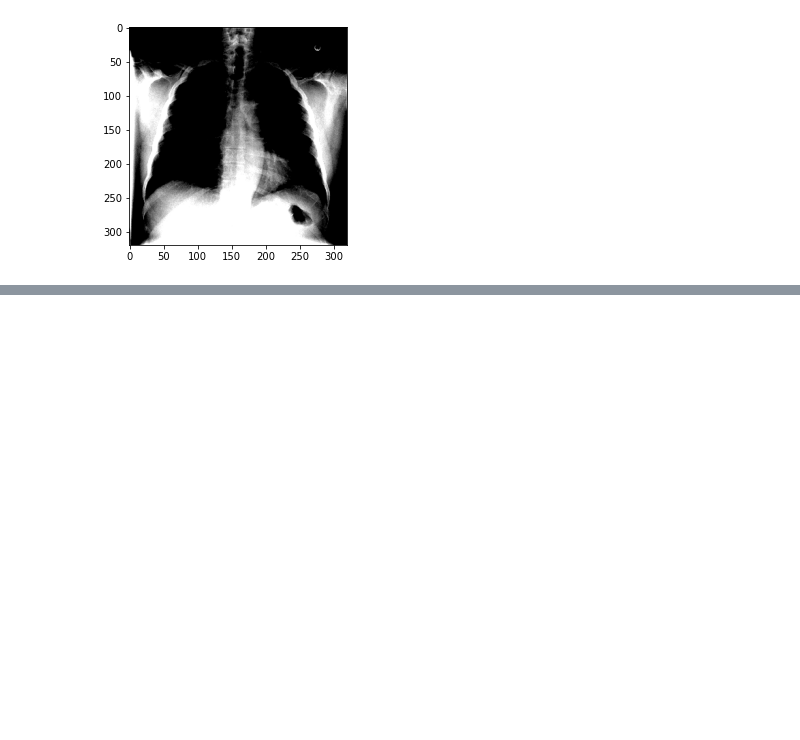
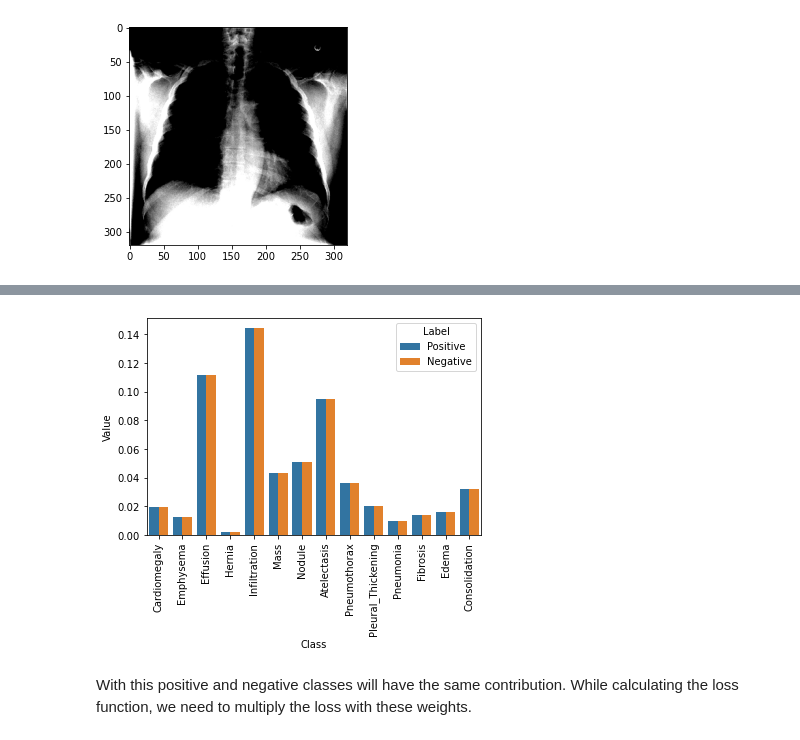
Before and after one commit to abhishekmshr956/Chest_XRay_diagnosis_with_Deep_Learning, a Jupyter notebook: Chest_XRay_Diagnosis_Keras.ipynb, the cells around one changed output, grey strips where cells are left out. Drawn from its saved outputs; the diff is of its cells as text; code cells hidden in the pictures; blank space fills up the shorter version.

```diff
--- a/Chest_XRay_Diagnosis_Keras.ipynb
+++ b/Chest_XRay_Diagnosis_Keras.ipynb
@@ -261,0 +317,15 @@ Clipping input data to the valid range for imshow with RGB data ([0..1] for floa
+# %%
+pos_weights = freq_neg
+neg_weights = freq_pos
+pos_contribution = freq_pos * pos_weights
+neg_contribution = freq_neg * neg_weights
+# %%
+data = pd.DataFrame({"Class": labels, "Label":"Positive", "Value":pos_contribution})
+data = data.append([{"Class": labels[l], "Label":"Negative", "Value":v} for l,v in enumerate(neg_contribution)],
+                  ignore_index=True)
+plt.xticks(rotation=90)
+f = sns.barplot(x="Class", y="Value", hue="Label", data=data)
+# %% [output]
+[figure, added]
+# %% [markdown]
+With this positive and negative classes will have the same contribution. While calculating the loss function, we need to multiply the loss with these weights.
```
Also changed, not shown: parts of 13 cells of this notebook.
